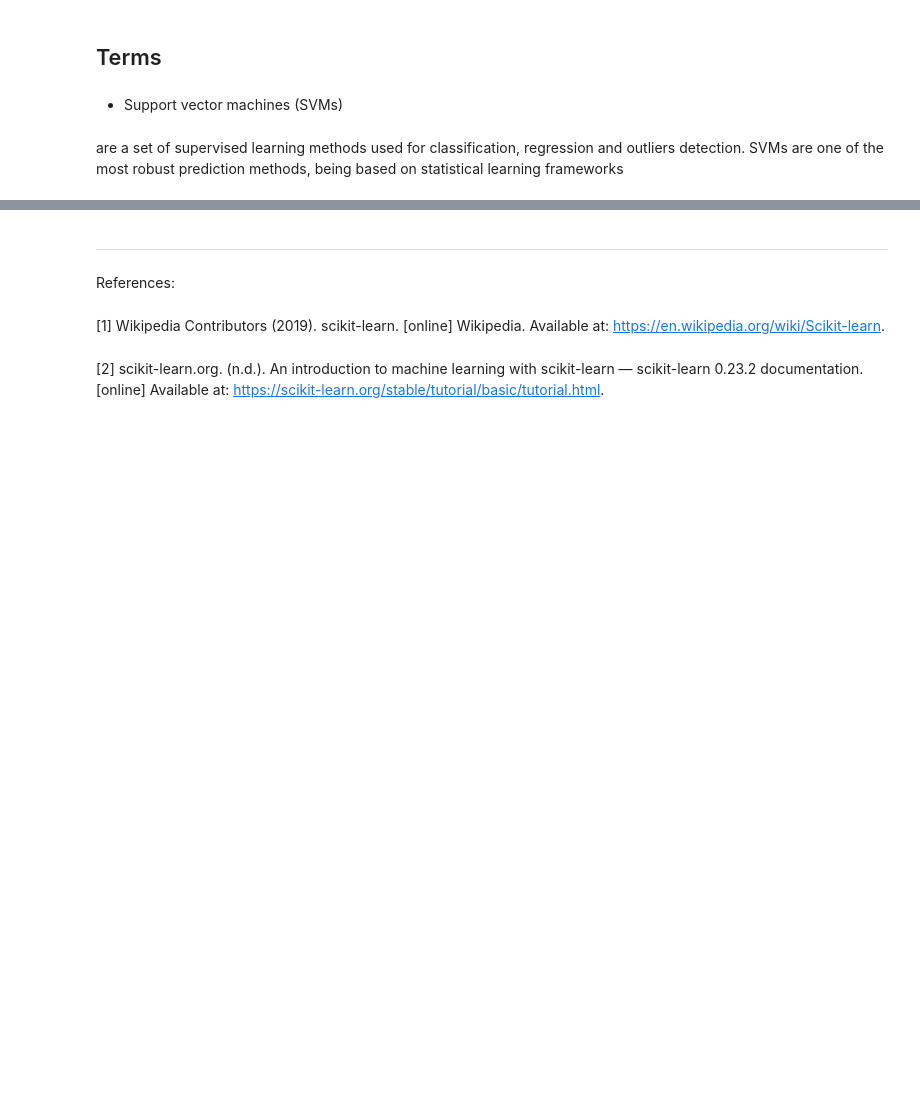
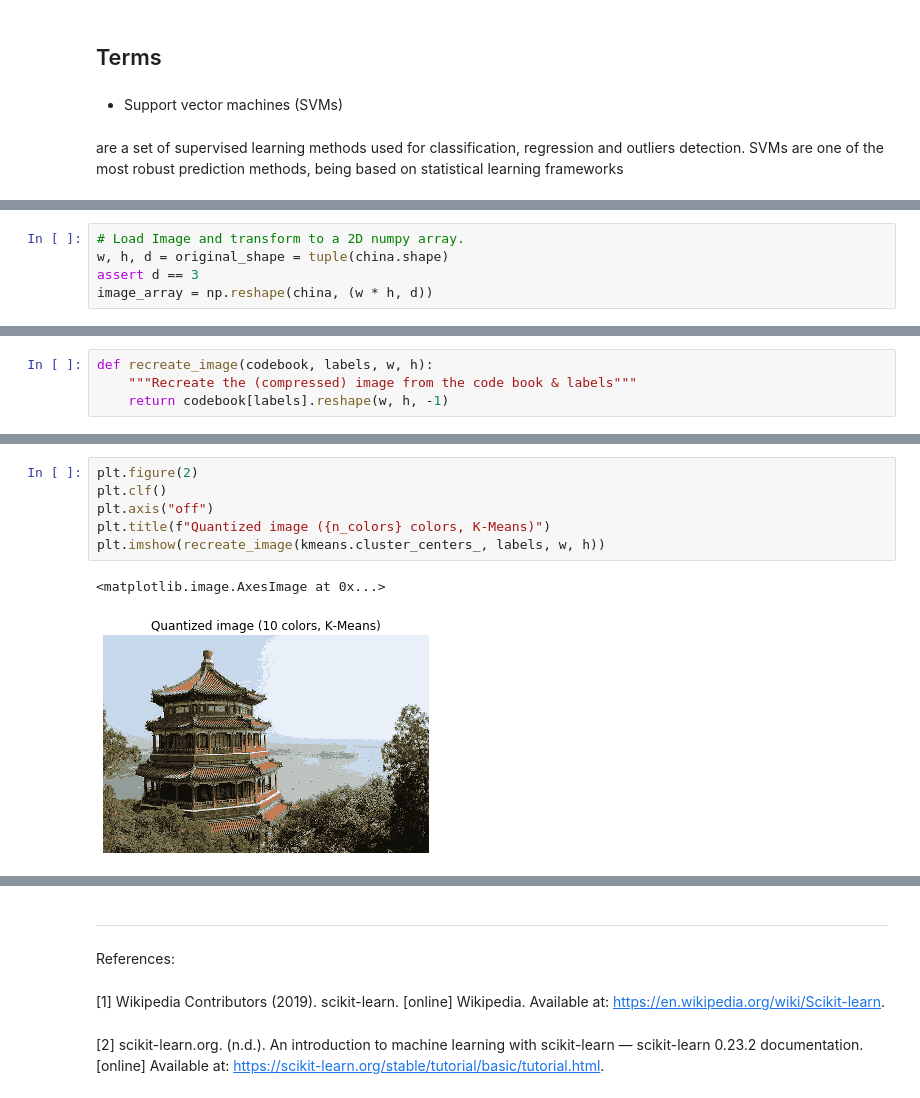
Before and after one commit to rastislp/Machine_learning, a Jupyter notebook: scikit-learn.ipynb, the cells around one changed output, grey strips where cells are left out. Drawn from its saved outputs; the diff is of its cells as text; blank space fills up the shorter version.

```diff
--- a/scikit-learn.ipynb
+++ b/scikit-learn.ipynb
@@ -46,0 +60,5 @@ Defining right "Estimator" for right job is first step to success as doing oppos
+# %%
+# Load Image and transform to a 2D numpy array.
+w, h, d = original_shape = tuple(china.shape)
+assert d == 3
+image_array = np.reshape(china, (w * h, d))
@@ -46,0 +92,4 @@ Defining right "Estimator" for right job is first step to success as doing oppos
+# %%
+def recreate_image(codebook, labels, w, h):
+    """Recreate the (compressed) image from the code book & labels"""
+    return codebook[labels].reshape(w, h, -1)
@@ -46,0 +106,9 @@ Defining right "Estimator" for right job is first step to success as doing oppos
+# %%
+plt.figure(2)
+plt.clf()
+plt.axis("off")
+plt.title(f"Quantized image ({n_colors} colors, K-Means)")
+plt.imshow(recreate_image(kmeans.cluster_centers_, labels, w, h))
+# %% [output]
+<matplotlib.image.AxesImage at 0x...>
+[figure, added]
```
Also changed, not shown: parts of 11 cells of this notebook.
